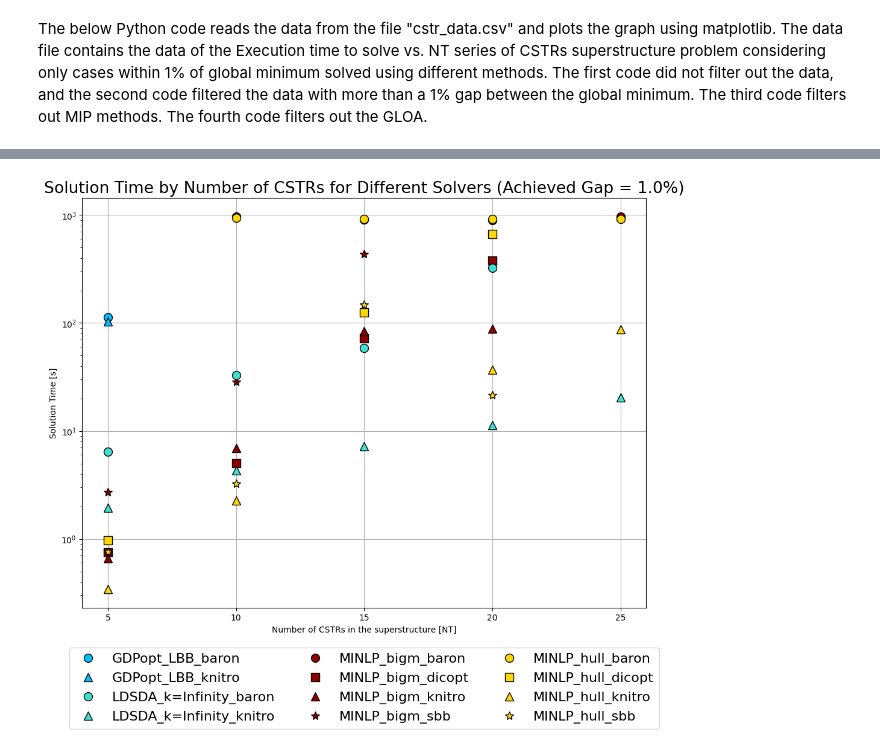
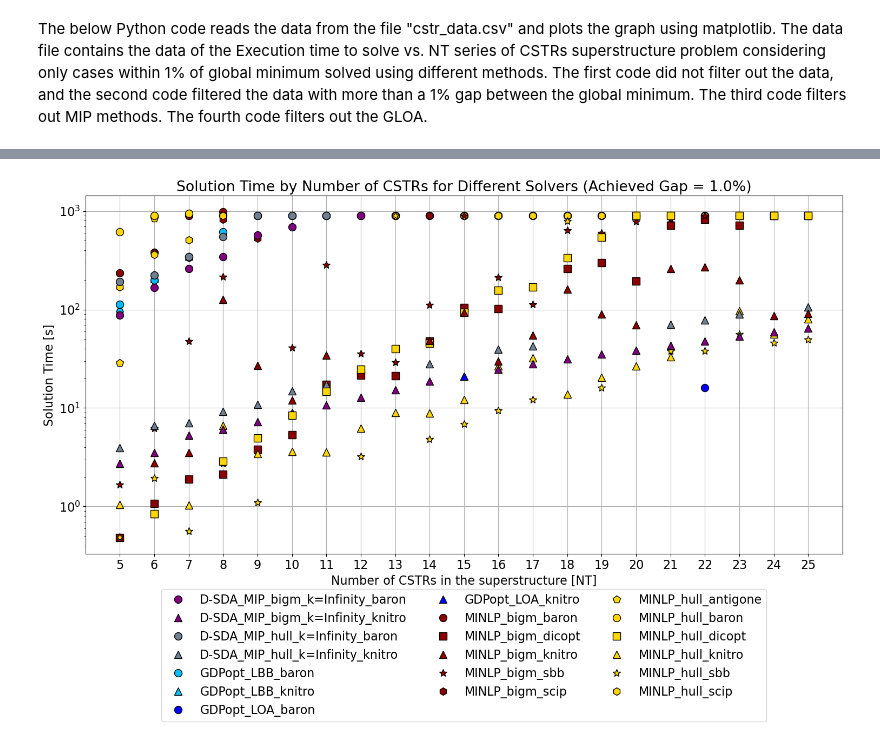
Before and after one commit to SECQUOIA/dsda-gdp, a Jupyter notebook: results/visualcstr.ipynb, the cells around one changed output, grey strips where cells are left out. Cells and saved outputs as stored; diff of their text form; code cells hidden in the pictures.

Commit message:
edit filter

```diff
--- a/results/visualcstr.ipynb
+++ b/results/visualcstr.ipynb
@@ -217,12 +235,8 @@ plt.show()
 # %%
-df = pd.read_csv('cstr_results_new.csv')
-
-# Drop all the results with solver 'antigone' and 'scip'
-df = df[df['Solver'] != 'antigone']
-df = df[df['Solver'] != 'scip']
+df = pd.read_csv('cstr_results_2.csv')
 
 # Drop all the results with number of reactors not in the list selected_NT
-selected_NT = [5, 10, 15, 20, 25]
+selected_NT = [5,6,7,8,9,10,11,12,13,14,15,16,17,18,19,20,21,22,23,24,25]
 df = df[df['NT'].isin(selected_NT)]
 
 # Concatenate Method, Approach, and Solver columns
@@ -230,23 +244,34 @@ df['Method_Approach_Solver'] = df['Method'] + '_' + df['Approach'] + '_' + df['S
 
 # Given Objective values for each NT
 objective_values = {
-    5: 3.06201,
-    10: 2.88954,
-    15: 2.82939,
-    20: 2.79941,
-    25: 2.78148
+    5: 3.061619438,
+    6: 3.007105455,
+    7: 2.965947971,
+    8: 2.934274366,
+    9: 2.90933224,
+    10: 2.889527488,
+    11: 2.873133957,
+    12: 2.859462769,
+    13: 2.84788282,
+    14: 2.837972082,
+    15: 2.829389006,
+    16: 2.821881525,
+    17: 2.815263308,
+    18: 2.80938225,
+    19: 2.803110782,
+    20: 2.799405336,
+    21: 2.795131564,
+    22: 2.791248965,
+    23: 2.787709683,
+    24: 2.784459056,
+    25: 2.781482273
 }
 
 # Filter dataframe based on the provided objective values for each NT
-df = df[df.apply(lambda row: np.isclose(row['Objective'], objective_values[row['NT']], rtol=1e-5), axis=1)]
-
-# Filter dataframe to remove GDPopt_GLOA from the methods
-df = df[~df['Method_Approach_Solver'].str.contains('GDPopt_GLOA')]
-# Filter to remove any method with LDSDA-MIP
-df = df[~df['Method_Approach_Solver'].str.contains('LDSDA-MIP')]
+df = df[df.apply(lambda row: np.isclose(row['Objective'], objective_values[row['NT']], rtol=1e-2), axis=1)]
 
 # Plotting setup
-fig, ax = plt.subplots(figsize=(14, 8))
+fig, ax = plt.subplots(figsize=(20, 8))
 
 # Increase font size
 plt.rcParams.update({'font.size': 16})
@@ -261,7 +286,9 @@ solver_markers = {
     'baron': 'o',
     'knitro': '^',
     'sbb': '*',
-    'dicopt': 's'
+    'dicopt': 's',
+    'antigone': 'p',
+    'scip': 'h'
 }
 
 # Create a dictionary for method_approach and their respective colors
@@ -271,12 +298,16 @@ method_approach_colors = {
     'GDPopt_LOA': 'blue',
     'GDPopt_GLOA': 'forestgreen',
     'GDPopt_LBB': 'deepskyblue',
-    'LDSDA-MIP-hull_k=2': 'slategray',
-    'LDSDA-MIP-hull_k=Infinity': 'lime',
-    'LDSDA-MIP-bigm_k=2': 'purple',
-    'LDSDA-MIP-bigm_k=Infinity': 'salmon',
-    'LDSDA_k=2': 'firebrick',
-    'LDSDA_k=Infinity': 'turquoise'
+    'D-SDA_MIP_hull': 'slategray',
+    'D-SDA_MIP_hull_k=2': 'slategray',
+    'D-SDA_MIP_hull_k=Infinity_baron': 'lime',
+    'D-SDA_MIP_hull_k=Infinity_knitro': 'lime',
+    'D-SDA_MIP_bigm': 'purple',
+    'D-SDA_MIP_bigm_k=2': 'purple',
+    'D-SDA_MIP_bigm_k=Infinity_baron': 'salmon',
+    'D-SDA_MIP_bigm_k=Infinity_knitro': 'salmon',
+    'D-SDA_k=2': 'firebrick',
+    'D-SDA_k=Infinity': 'turquoise'
 }
 
 
@@ -292,33 +323,34 @@ for combination in combinations:
     components = combination.split('_')
     solver = components[-1]
     if components[0] == "D-SDA":
-        method_approach = components[0] + "_" + components[1] + "_" + components[2]
+        method_approach = f"{components[0]}_{components[1]}_{components[2]}"
     else:
         method_approach = '_'.join(components[:2])
 
     marker = solver_markers.get(solver, 'o')  # Use 'o' as default if solver not found in dictionary
-    color = method_approach_colors.get(method_approach, 'green')  # Use 'green' as default if method-approach not found
+    # color = method_approach_colors.get(method_approach, 'violet')  # Use 'green' as default if method-approach not found
+    color = method_approach_colors[method_approach]  # Use 'green' as default if method-approach not found
 
     plt.plot(subset['NT'], subset['Time'], label=combination, mec='black', marker=marker, linestyle='', color=color, markersize=10)
 
 plt.xlabel('Number of CSTRs in the superstructure [NT]')
 plt.yscale('log')
 plt.ylabel('Solution Time [s]')
 plt.legend(loc='upper left', bbox_to_anchor=(1,1))
 plt.title('Solution Time by Number of CSTRs for Different Solvers (Achieved Gap = 1.0%)')
 plt.grid(True)
 plt.tight_layout()
 
 # Set x-ticks to only show the selected_NT values
 ax.set_xticks(selected_NT)
 
 # Sort the legend labels and handles
 handles, labels = ax.get_legend_handles_labels()
 sorted_indices = np.argsort(labels)
 sorted_handles = [handles[idx] for idx in sorted_indices]
 sorted_labels = [labels[idx] for idx in sorted_indices]
 ax.legend(sorted_handles, sorted_labels, loc='upper center', bbox_to_anchor=(0.5, -0.08), ncol=3)
 
 plt.show()
 # %% [output]
-[figure, old version]
+[figure, new version]
```
Also changed, not shown: parts of 3 cells of this notebook.
